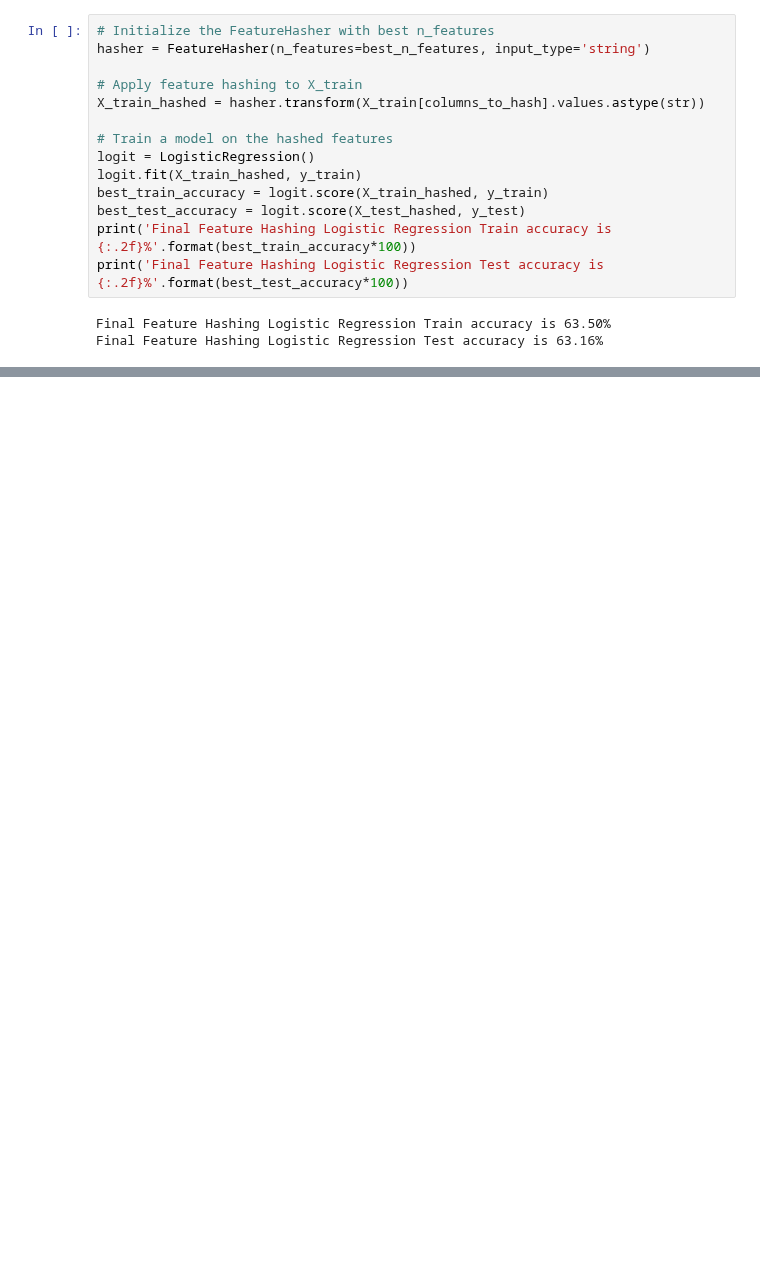
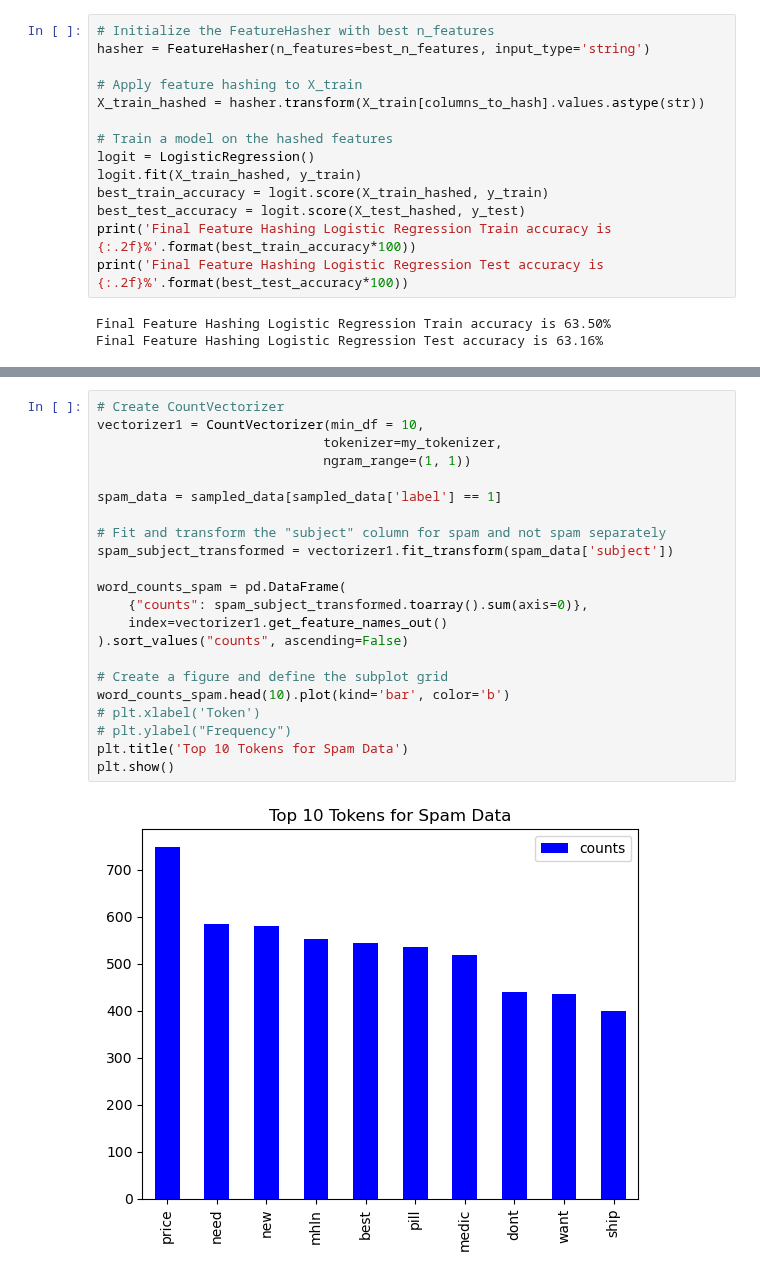
Before and after one commit to dfrancis-tech/email_spam, a Jupyter notebook: Feature_Engineering.ipynb, the cells around one changed output, grey strips where cells are left out. Saved outputs shown, nothing was run; the diff lists cells and outputs as text; blank space fills up the shorter version.

Commit message:
check top words of spam and non spam class

```diff
--- a/Feature_Engineering.ipynb
+++ b/Feature_Engineering.ipynb
@@ -802,0 +842,24 @@ The shape of X_validation is (5600, 87)
+# %%
+# Create CountVectorizer
+vectorizer1 = CountVectorizer(min_df = 10,
+                             tokenizer=my_tokenizer,
+                             ngram_range=(1, 1))
+
+spam_data = sampled_data[sampled_data['label'] == 1]
+
+# Fit and transform the "subject" column for spam and not spam separately
+spam_subject_transformed = vectorizer1.fit_transform(spam_data['subject'])
+
+word_counts_spam = pd.DataFrame(
+    {"counts": spam_subject_transformed.toarray().sum(axis=0)},
+    index=vectorizer1.get_feature_names_out()
+).sort_values("counts", ascending=False)
+
+# Create a figure and define the subplot grid
+word_counts_spam.head(10).plot(kind='bar', color='b')
+# plt.xlabel('Token')
+# plt.ylabel("Frequency")
+plt.title('Top 10 Tokens for Spam Data')
+plt.show()
+# %% [output]
+[figure, added]
```
Also changed, not shown: parts of 53 cells of this notebook.
